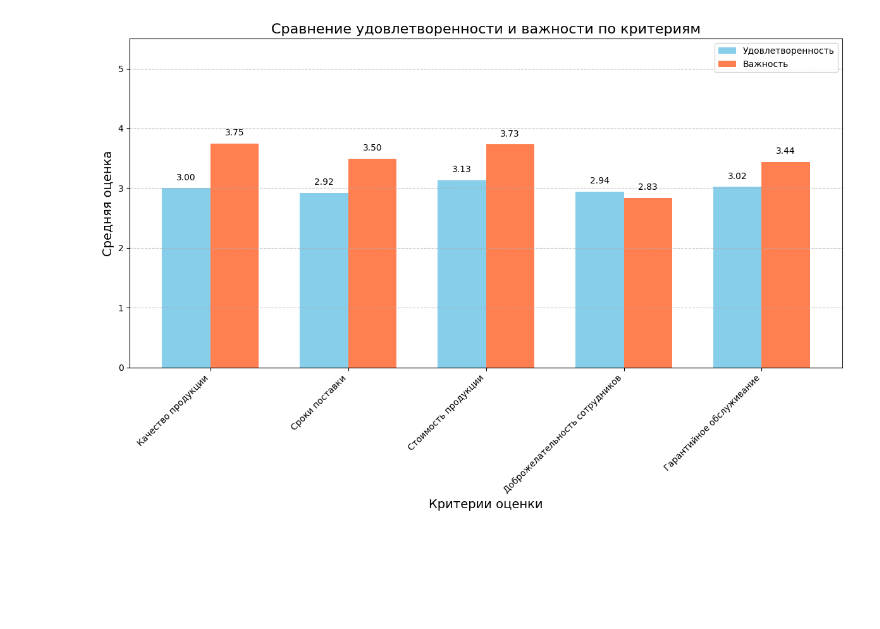
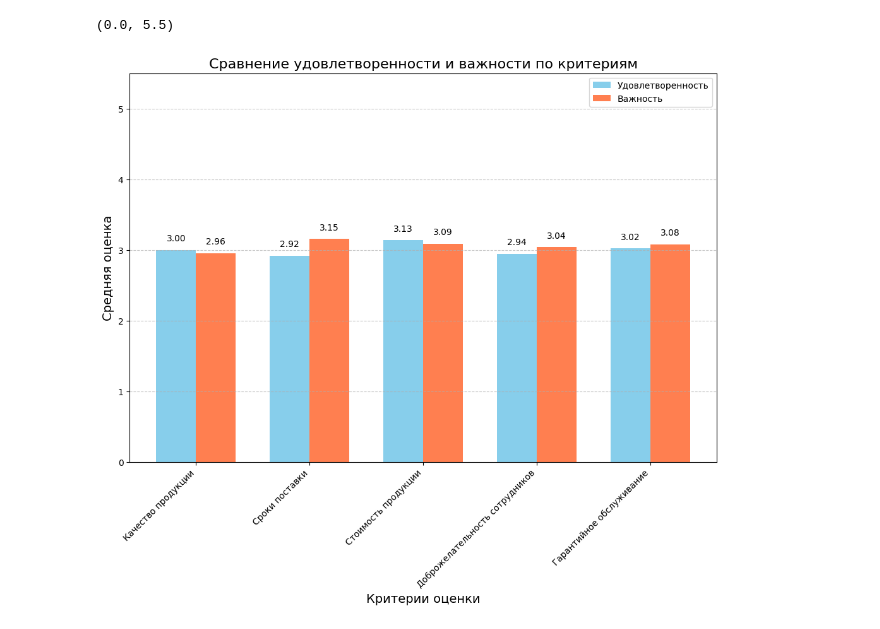
Before and after one commit to zxcvve/consumer_analysis, a Jupyter notebook: analysis.ipynb, the cells around one changed output. Saved outputs shown, nothing was run; the diff lists cells and outputs as text; code cells hidden in the pictures; blank space fills up the shorter version.

```diff
--- a/analysis.ipynb
+++ b/analysis.ipynb
@@ -38,13 +38,13 @@ customer_responses.head()
 # %%
 
 # Create a DataFrame for importance of each criterion
-# TODO: remove custom probabilities
+# Create importance ratings with uniform distribution
 importance_data = {
-  'Важность_Качество': np.random.choice([1, 2, 3, 4, 5], size=num_customers, p=[0.05, 0.1, 0.15, 0.3, 0.4]),
-  'Важность_Сроки': np.random.choice([1, 2, 3, 4, 5], size=num_customers, p=[0.1, 0.15, 0.25, 0.3, 0.2]),
-  'Важность_Стоимость': np.random.choice([1, 2, 3, 4, 5], size=num_customers, p=[0.05, 0.1, 0.2, 0.35, 0.3]),
-  'Важность_Доброжелательность': np.random.choice([1, 2, 3, 4, 5], size=num_customers, p=[0.15, 0.25, 0.3, 0.2, 0.1]),
-  'Важность_Гарантия': np.random.choice([1, 2, 3, 4, 5], size=num_customers, p=[0.1, 0.15, 0.2, 0.25, 0.3])
+  'Важность_Качество': np.random.normal(3, 1.2, size=num_customers).clip(1, 5).round().astype(np.int32),
+  'Важность_Сроки': np.random.normal(3, 1.2, size=num_customers).clip(1, 5).round().astype(np.int32),
+  'Важность_Стоимость': np.random.normal(3, 1.2, size=num_customers).clip(1, 5).round().astype(np.int32),
+  'Важность_Доброжелательность': np.random.normal(3, 1.2, size=num_customers).clip(1, 5).round().astype(np.int32),
+  'Важность_Гарантия': np.random.normal(3, 1.2, size=num_customers).clip(1, 5).round().astype(np.int32)
 }
 
 # Create DataFrame for importance ratings
@@ -351,36 +269,37 @@ for bar in satisfaction_bars:
   ax.text(bar.get_x() + bar.get_width()/2., height + 0.1,
       f'{height:.2f}', ha='center', va='bottom')
 
 for bar in importance_bars:
   height = bar.get_height()
   ax.text(bar.get_x() + bar.get_width()/2., height + 0.1,
       f'{height:.2f}', ha='center', va='bottom')
 
 # Customize plot
 ax.set_xlabel('Критерии оценки', fontsize=14)
 ax.set_ylabel('Средняя оценка', fontsize=14)
 ax.set_title('Сравнение удовлетворенности и важности по критериям', fontsize=16)
 ax.set_xticks(x)
 ax.set_xticklabels(criteria, rotation=45, ha='right')
 ax.legend()
 
 # Add horizontal line for average values
 # ax.axhline(y=avg_of_avgs, linestyle='--', color='blue', alpha=0.5,
 #        label=f'Средняя удовлетворенность: {avg_of_avgs:.2f}')
 # ax.axhline(y=avg_of_importance_avgs, linestyle='--', color='red', alpha=0.5,
 #        label=f'Средняя важность: {avg_of_importance_avgs:.2f}')
 ax.legend()
 
 # Add grid for better readability
 ax.grid(axis='y', linestyle='--', alpha=0.7)
 
 # Set y-axis to start from 0 to show true proportions
 ax.set_ylim(0, 5.5)
 
-plt.tight_layout()
-plt.show()
+# plt.tight_layout()
+# plt.show()
 # %% [output]
+(0.0, 5.5)
-[figure, old version]
+[figure, new version]
 # %%
 criteria = list(weighted_scores.keys())
 scores = list(weighted_scores.values())
```
Also changed, not shown: parts of 7 cells of this notebook.
